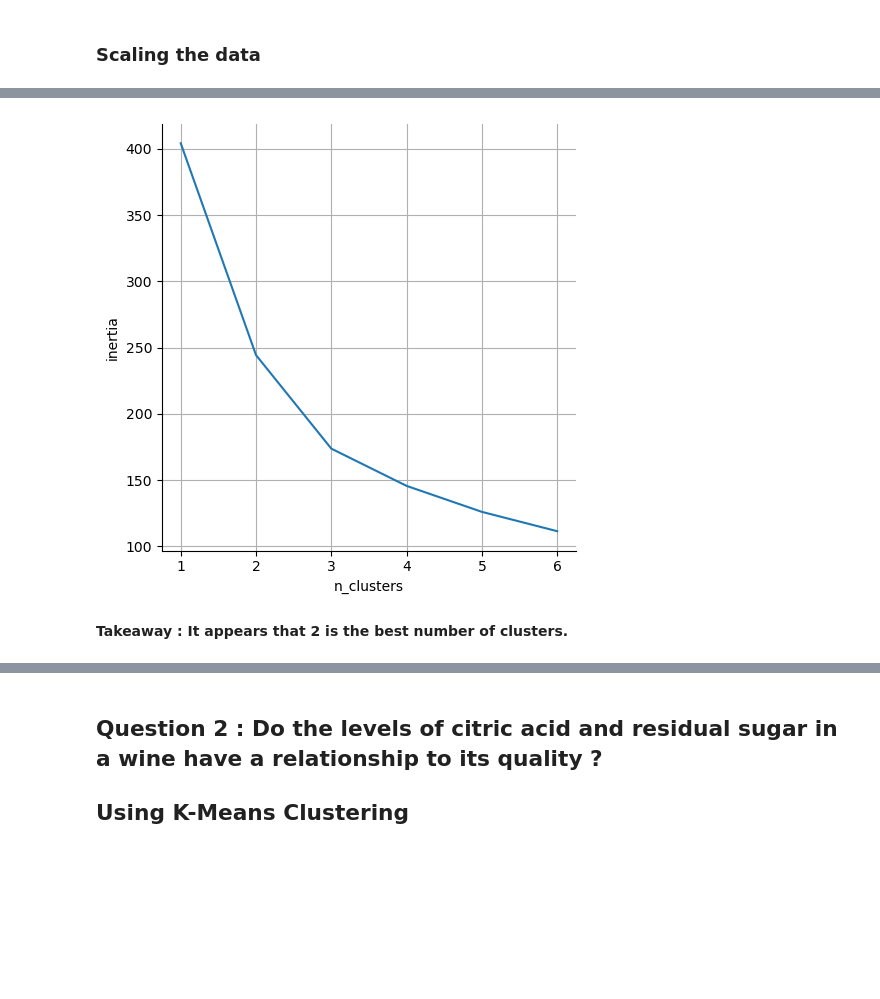
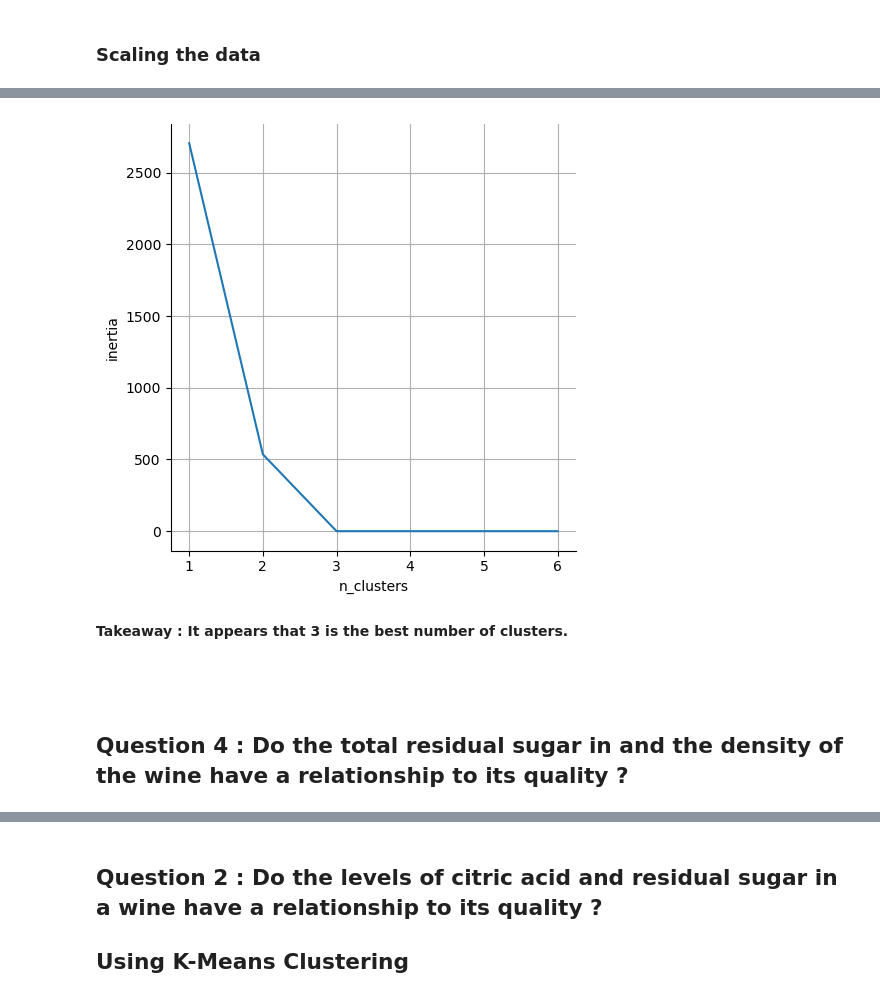
Before and after one commit to Mags-and-Smitty-Clustering-Project/group, a Jupyter notebook: project_3_workbook.ipynb, the cells around one changed output, grey strips where cells are left out. Drawn from its saved outputs; the diff is of its cells as text; code cells hidden in the pictures; blank space fills up the shorter version.

```diff
--- a/project_3_workbook.ipynb
+++ b/project_3_workbook.ipynb
@@ -501,4 +519,0 @@ array([0, 0, 2, ..., 1, 1, 2], dtype=int32)
-# %%
-# adding new column to train df with scaled data
-
-train_scaled['scaled_clusters'] = kmeans_scaled_s02.predict(train_scaled[['free_s02','total_s02', 'sulphates']])
@@ -511,17 +519,0 @@ kmeans_scaled_s02.inertia_
-# %%
-# inertia loop
-
-inertia = []
-seed = 23
-
-for i in range (1, 7):
-
-    # clustering increments
-    kmeans = KMeans(n_clusters = i, random_state = seed)
-
-    kmeans.fit(train_scaled[['free_s02','total_s02', 'sulphates']])
-
-    # append the inertia
-    inertia.append(kmeans.inertia_)
-
-inertia
@@ -562,0 +520,21 @@ plt.show()
+# %%
+# inertia loop
+
+inertia = []
+seed = 23
+
+for i in range (1, 7):
+
+    # clustering increments
+    kmeans = KMeans(n_clusters = i, random_state = seed)
+
+    kmeans.fit(train_scaled[['sulphites']])
+
+    # append the inertia
+    inertia.append(kmeans.inertia_)
+# %%
+# creating a df for the sugar-citric acid features
+
+inertia_sulph_df = pd.DataFrame({'n_clusters' : list(range(1,7)),
+                               'inertia' : inertia})
+inertia_sulph_df
@@ -563,10 +549,14 @@ plt.show()
 # %%
 # elbow of the better number of k
 
-sns.relplot(data = inertia_s02_df, x = 'n_clusters', y = 'inertia', kind = 'line')
+sns.relplot(data = inertia_sulph_df, x = 'n_clusters', y = 'inertia', kind = 'line')
 plt.grid()
 plt.show()
 # %% [output]
-[figure, old version]
+[figure, new version]
 # %% [markdown]
-**Takeaway : It appears that 2 is the best number of clusters.**
+**Takeaway : It appears that 3 is the best number of clusters.**
+# %% [markdown]
+&nbsp;
+# %% [markdown]
+## Question 4 : Do the total residual sugar in and the density of the wine have a relationship to its quality ?
```
Also changed, not shown: parts of 86 cells of this notebook.
